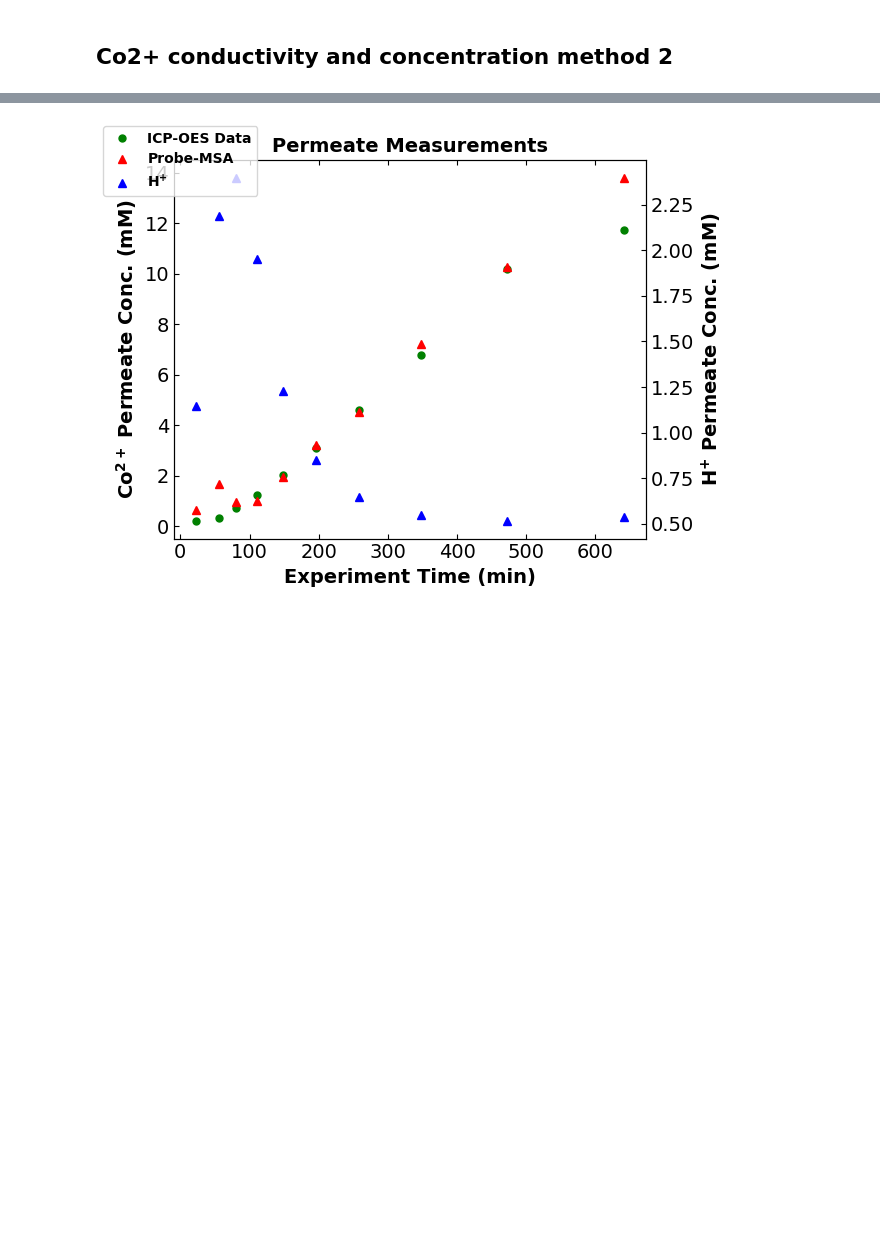
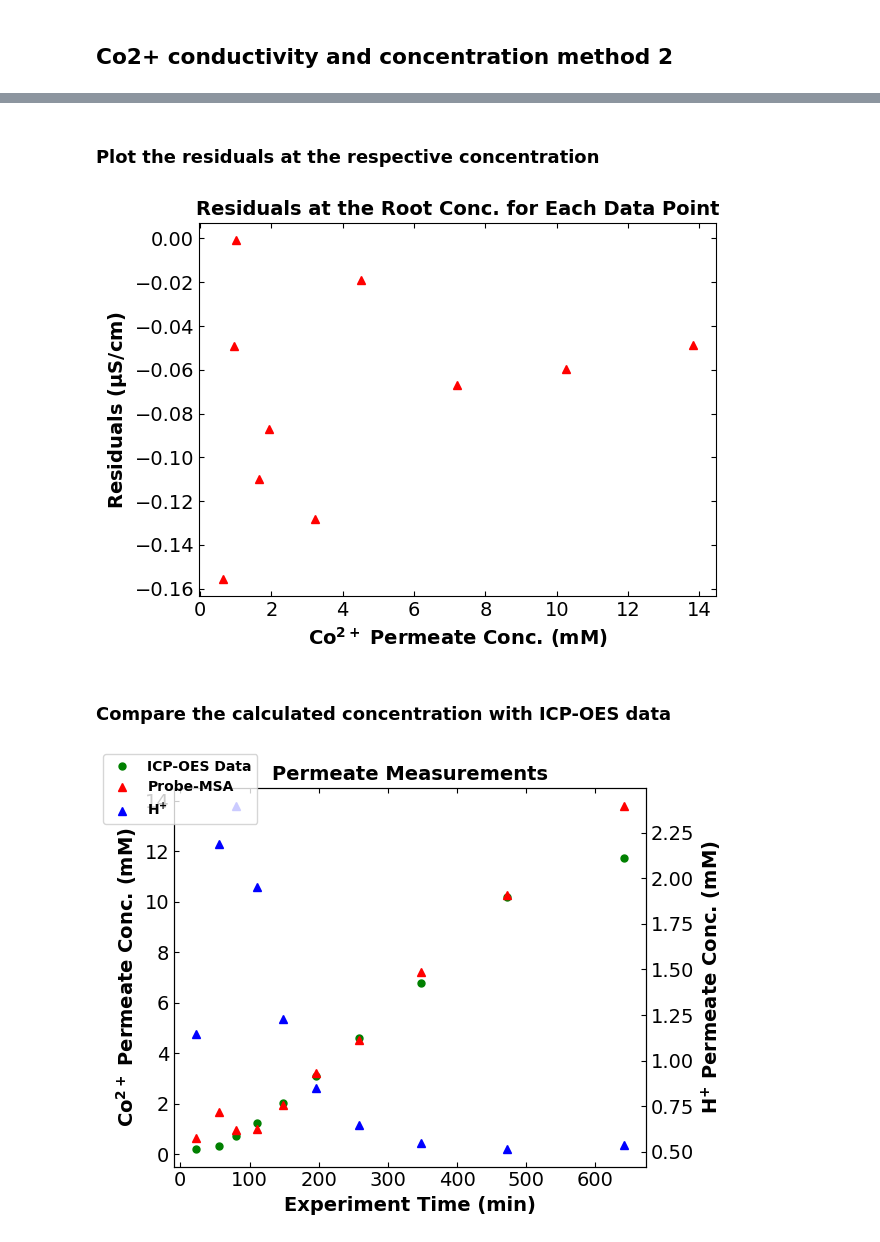
Before and after one commit to dowlinglab/salts-conductivity-modelling, a Jupyter notebook: Lithium_cobalt_conductivity.ipynb, the cells around one changed output, grey strips where cells are left out. Saved outputs shown, nothing was run; the diff lists cells and outputs as text; code cells hidden in the pictures; blank space fills up the shorter version.

```diff
--- a/Lithium_cobalt_conductivity.ipynb
+++ b/Lithium_cobalt_conductivity.ipynb
@@ -708,3 +870,38 @@ print("The SSE at the optimal is:",result.fun)
+# %% [markdown]
+### Plot the residuals at the respective concentration
+# %%
+predicted_cond = []
+for i, Co_conc in enumerate(CoCl2_conc):
+
+    # get the hydrogen ion concentration data
+    H_conc_single = HCl_conc[i]
+
+    # calculate the chloride ion concentration
+    Cl_conc_single = 1 * H_conc_single + 2 * Co_conc
+
+    # calculate the bulk conductivity using the MSA transport model
+    predicted_cond.append(msa_transport_single(valency_Co_Cl_H, diameter_Co_Cl_H, diff_coeff_Co_Cl_H, temp, eta_msa, epsilon_msa, lambda_0_Co_Cl_H,
+                                Co_conc, Cl_conc_single, H_conc_single))
+# %%
+# residuals of the msa conductivity prediction
+cond_res = [permeate_cond[i] - predicted_cond[i] for i in range(ndata_pH)]
+
+# make plot of the ICP Co2+ concentration and H+ sample concentration
+fig, ax1 = plt.subplots()
+
+ax1.plot(CoCl2_conc, cond_res, "^", color="red", label="Probe-MSA")
+ax1.set_xlabel("Co$^\mathbf{2+}$ Permeate Conc. (mM)", fontsize=14,fontweight='bold')
+ax1.set_ylabel("Residuals ($\mathbf{\mu}$S/cm)", fontsize=14,fontweight='bold')
+ax1.tick_params(axis='x', labelsize=14, direction="in",top=True, right=True)
+ax1.tick_params(axis='y', labelsize=14, direction="in",top=True, right=True)
+plt.title("Residuals at the Root Conc. for Each Data Point", fontsize=14,fontweight='bold')
+plt.tight_layout()
+plt.savefig(".\Li_Co\msa_co_cond_resid_conc.png")
+plt.show()
+# %% [output]
+[figure, added]
+# %% [markdown]
+### Compare the calculated concentration with ICP-OES data
 # %%
 # make plot of the ICP Co2+ concentration and H+ sample concentration
 fig, ax1 = plt.subplots()
```
Also changed, not shown: parts of 23 cells of this notebook, 11 other files.
